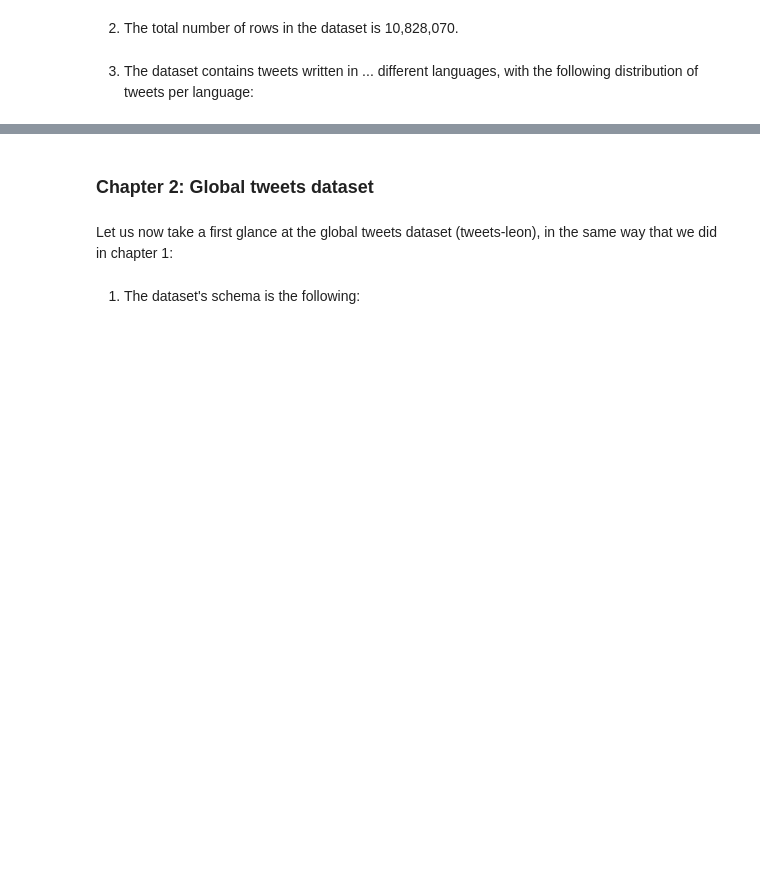
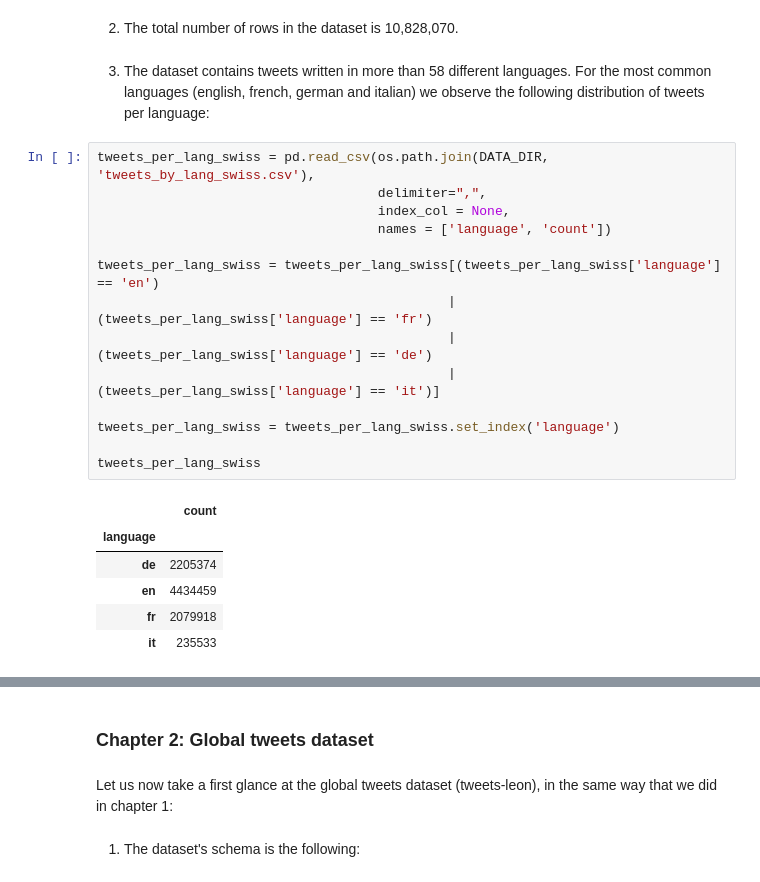
Before and after one commit to sagap/ADAExercises2017, a Jupyter notebook: project/Notebooks/Milestone2/milestone2_notebook.ipynb, the cells around one changed output, grey strips where cells are left out. Drawn from its saved outputs; the diff is of its cells as text; blank space fills up the shorter version.

```diff
--- a/project/Notebooks/Milestone2/milestone2_notebook.ipynb
+++ b/project/Notebooks/Milestone2/milestone2_notebook.ipynb
@@ -59,4 +70,25 @@ For the purposes of this analysis, we chose to use only the following columns:
 # %% [markdown]
 2) The total number of rows in the dataset is 10,828,070.
 # %% [markdown]
-3) The dataset contains tweets written in ... different languages, with the following distribution of tweets per language:
+3) The dataset contains tweets written in more than 58 different languages. For the most common languages (english, french, german and italian) we observe the following distribution of tweets per language:
+# %%
+tweets_per_lang_swiss = pd.read_csv(os.path.join(DATA_DIR, 'tweets_by_lang_swiss.csv'),
+                                    delimiter=",",
+                                    index_col = None,
+                                    names = ['language', 'count'])
+
+tweets_per_lang_swiss = tweets_per_lang_swiss[(tweets_per_lang_swiss['language'] == 'en')
+                                             | (tweets_per_lang_swiss['language'] == 'fr')
+                                             | (tweets_per_lang_swiss['language'] == 'de')
+                                             | (tweets_per_lang_swiss['language'] == 'it')]
+
+tweets_per_lang_swiss = tweets_per_lang_swiss.set_index('language')
+
+tweets_per_lang_swiss
+# %% [output]
+|  | count |
+| language |  |
+| de | 2205374 |
+| en | 4434459 |
+| fr | 2079918 |
+| it | 235533 |
```
Also changed, not shown: parts of 31 cells of this notebook.
